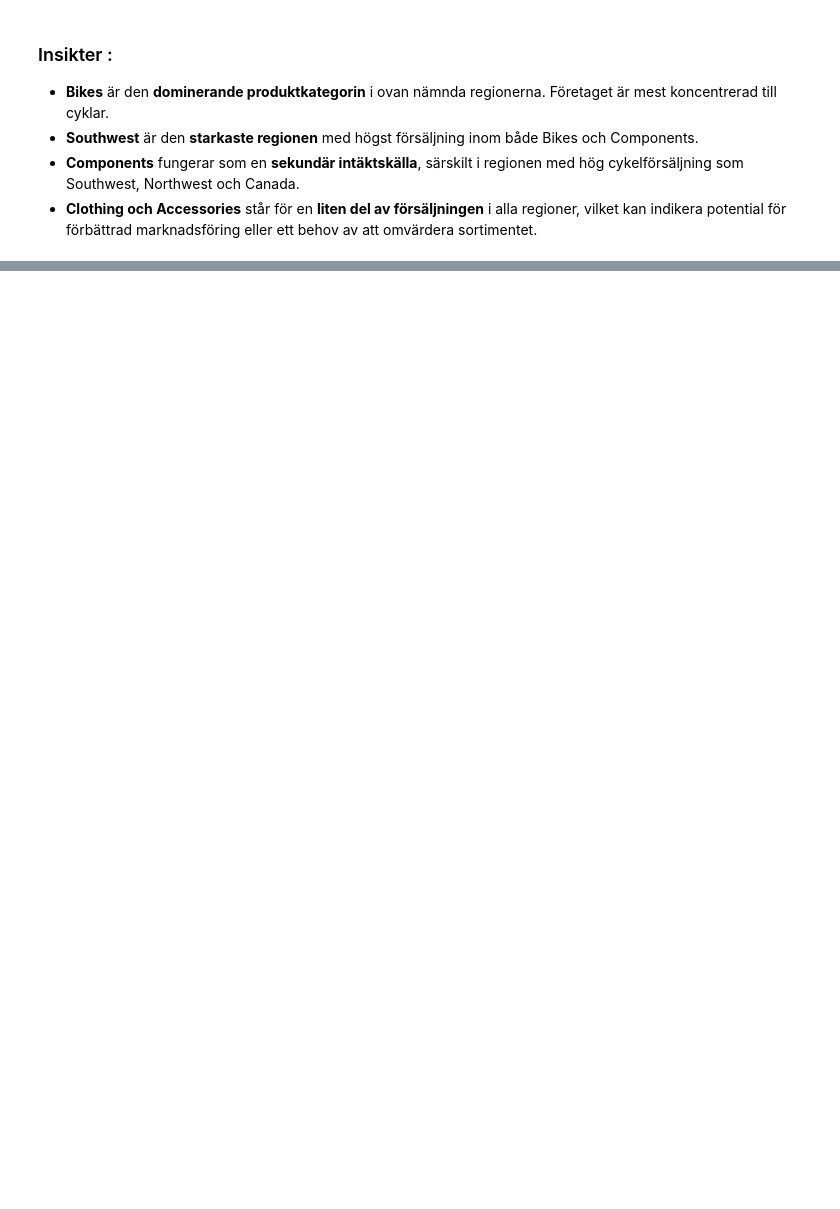
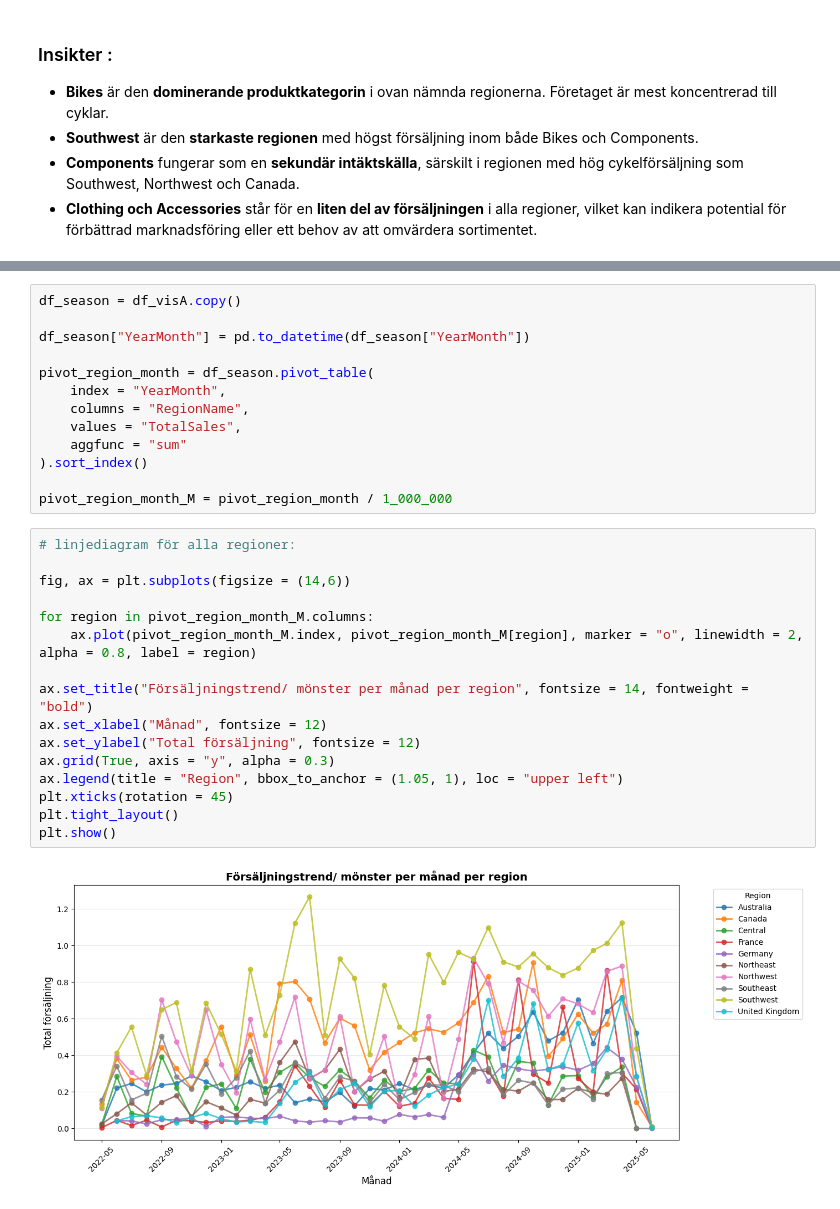
Before and after one commit to KataBeh/adventureworks-analys, a Jupyter notebook: notebooks/analys.ipynb, the cells around one changed output, grey strips where cells are left out. Saved outputs shown, nothing was run; the diff lists cells and outputs as text; blank space fills up the shorter version.

```diff
--- a/notebooks/analys.ipynb
+++ b/notebooks/analys.ipynb
@@ -644,0 +650,31 @@ Vilka konkreta rekommendationer ger din djupanalys?
+# %%
+df_season = df_visA.copy()
+
+df_season["YearMonth"] = pd.to_datetime(df_season["YearMonth"])
+
+pivot_region_month = df_season.pivot_table(
+    index = "YearMonth",
+    columns = "RegionName",
+    values = "TotalSales",
+    aggfunc = "sum"
+).sort_index()
+
+pivot_region_month_M = pivot_region_month / 1_000_000
+# %%
+# linjediagram för alla regioner:
+
+fig, ax = plt.subplots(figsize = (14,6))
+
+for region in pivot_region_month_M.columns:
+    ax.plot(pivot_region_month_M.index, pivot_region_month_M[region], marker = "o", linewidth = 2, alpha = 0.8, label = region)
+
+ax.set_title("Försäljningstrend/ mönster per månad per region", fontsize = 14, fontweight = "bold")
+ax.set_xlabel("Månad", fontsize = 12)
+ax.set_ylabel("Total försäljning", fontsize = 12)
+ax.grid(True, axis = "y", alpha = 0.3)
+ax.legend(title = "Region", bbox_to_anchor = (1.05, 1), loc = "upper left")
+plt.xticks(rotation = 45)
+plt.tight_layout()
+plt.show()
+# %% [output]
+[figure, added]
```
Also changed, not shown: parts of 18 cells of this notebook, 1 other file.
